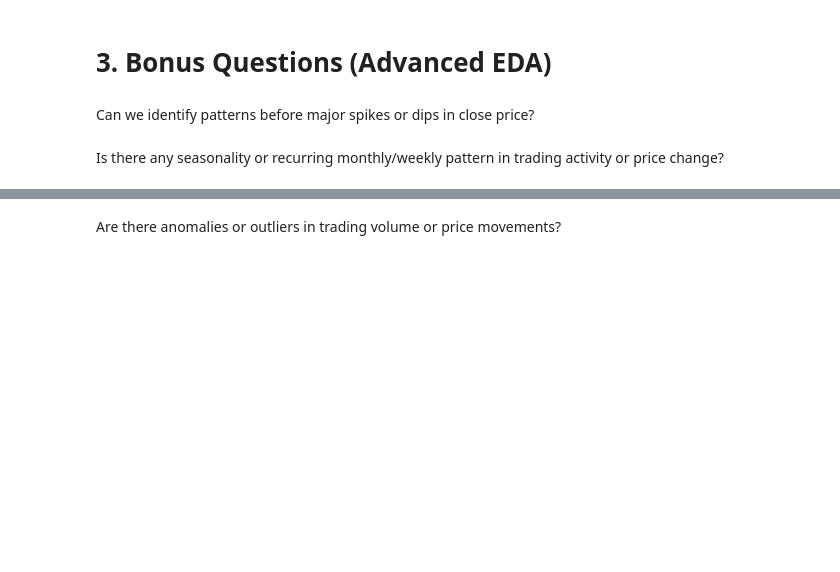
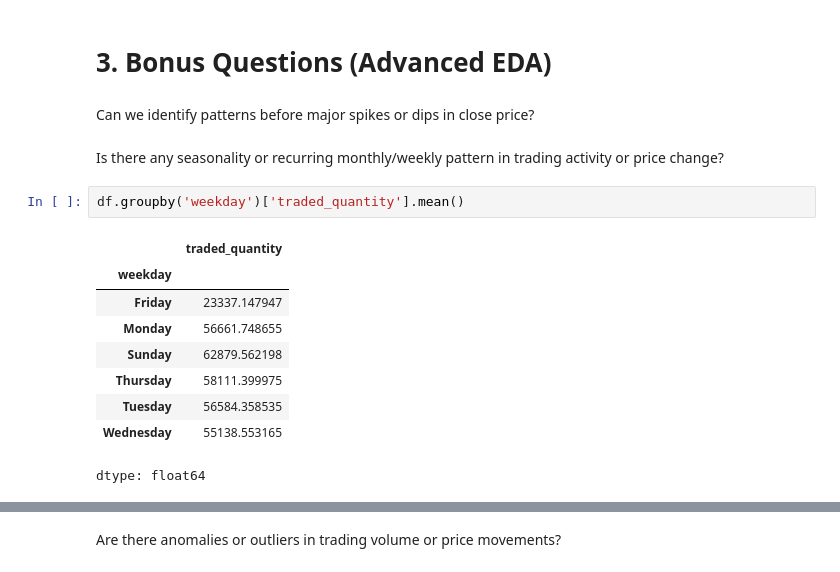
Before and after one commit to SanjayBista1010/Classification, a Jupyter notebook: nepalShare.ipynb, the cells around one changed output, grey strips where cells are left out. Drawn from its saved outputs; the diff is of its cells as text; blank space fills up the shorter version.

```diff
--- a/nepalShare.ipynb
+++ b/nepalShare.ipynb
@@ -319,3 +319,15 @@ dtype: float64
 Can we identify patterns before major spikes or dips in close price?
 # %% [markdown]
 Is there any seasonality or recurring monthly/weekly pattern in trading activity or price change?
+# %%
+df.groupby('weekday')['traded_quantity'].mean()
+# %% [output]
+|  | traded_quantity |
+| weekday |  |
+| Friday | 23337.147947 |
+| Monday | 56661.748655 |
+| Sunday | 62879.562198 |
+| Thursday | 58111.399975 |
+| Tuesday | 56584.358535 |
+| Wednesday | 55138.553165 |
+dtype: float64
```
Also changed, not shown: parts of 1 cell of this notebook.
